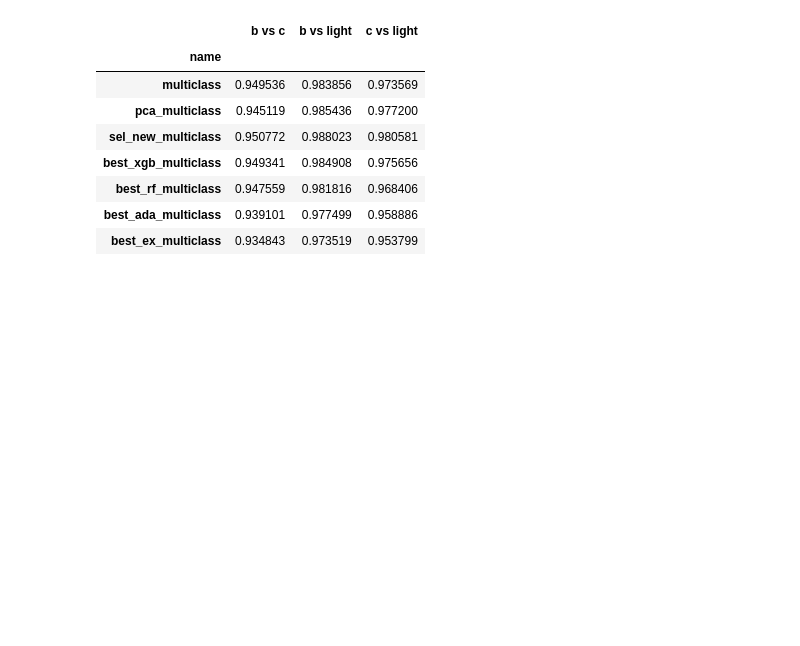
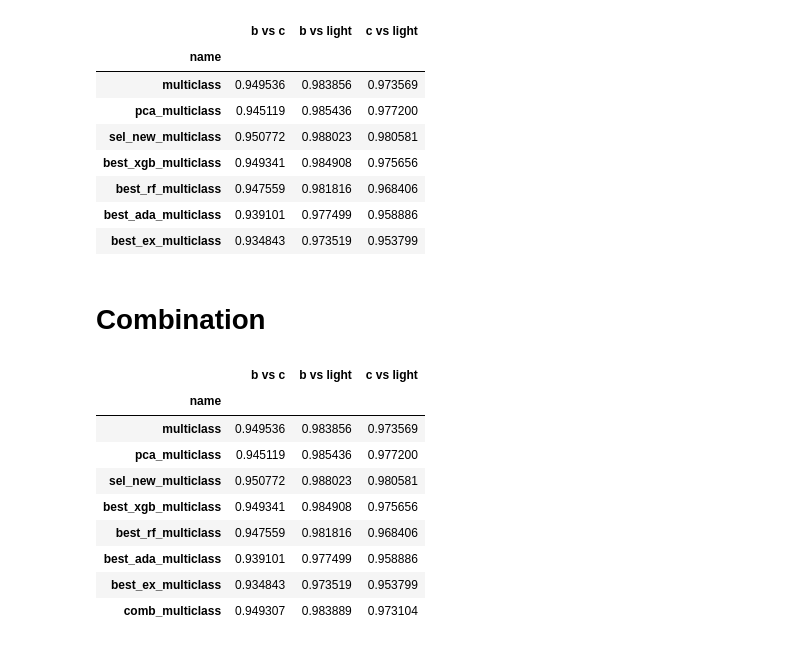
Before and after one commit to tlikhomanenko/jet_tagging_LHCb, a Jupyter notebook: jet-tagging.ipynb, the cells around one changed output. Drawn from its saved outputs; the diff is of its cells as text; code cells hidden in the pictures; blank space fills up the shorter version.

Commit message:
Add combination.

```diff
--- a/jet-tagging.ipynb
+++ b/jet-tagging.ipynb
@@ -582,3 +582,32 @@ result
 | best_rf_multiclass | 0.947559 | 0.981816 | 0.968406 |
 | best_ada_multiclass | 0.939101 | 0.977499 | 0.958886 |
 | best_ex_multiclass | 0.934843 | 0.973519 | 0.953799 |
+# %% [markdown]
+# Combination
+# %%
+comb_proba = 0.5 * (best_xgb_multi_proba + best_rf_multi_proba)
+# %%
+comb_multi_results = get_result(comb_proba, labels, "comb_multiclass")
+# %%
+result = pandas.concat([multiclass_result,
+                        pca_multiclass_result,
+                        sel_new_multi_results,
+                        best_xgb_multi_results,
+                        best_rf_multi_results,
+                        best_ada_multi_results,
+                        best_ex_multi_results,
+                        comb_multi_results])
+result.index = result['name']
+result = result.drop('name', axis=1)
+result
+# %% [output]
+|  | b vs c | b vs light | c vs light |
+| name |  |  |  |
+| multiclass | 0.949536 | 0.983856 | 0.973569 |
+| pca_multiclass | 0.945119 | 0.985436 | 0.977200 |
+| sel_new_multiclass | 0.950772 | 0.988023 | 0.980581 |
+| best_xgb_multiclass | 0.949341 | 0.984908 | 0.975656 |
+| best_rf_multiclass | 0.947559 | 0.981816 | 0.968406 |
+| best_ada_multiclass | 0.939101 | 0.977499 | 0.958886 |
+| best_ex_multiclass | 0.934843 | 0.973519 | 0.953799 |
+| comb_multiclass | 0.949307 | 0.983889 | 0.973104 |
```
